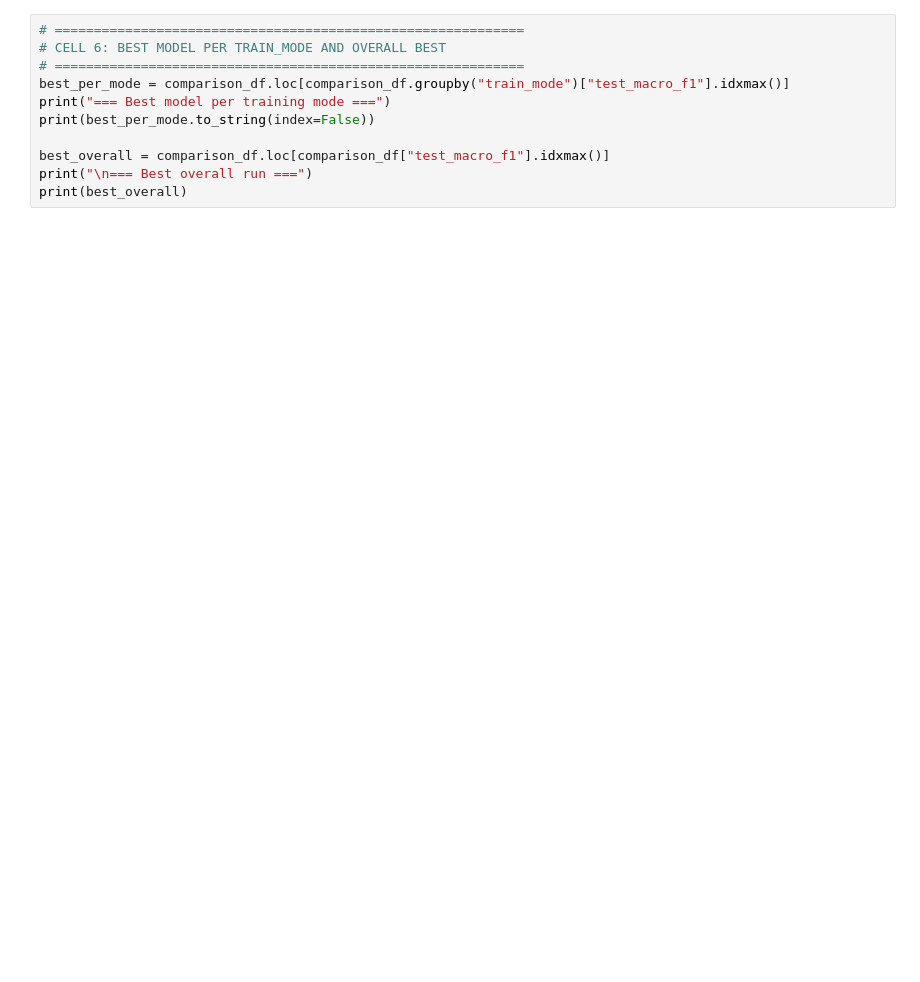
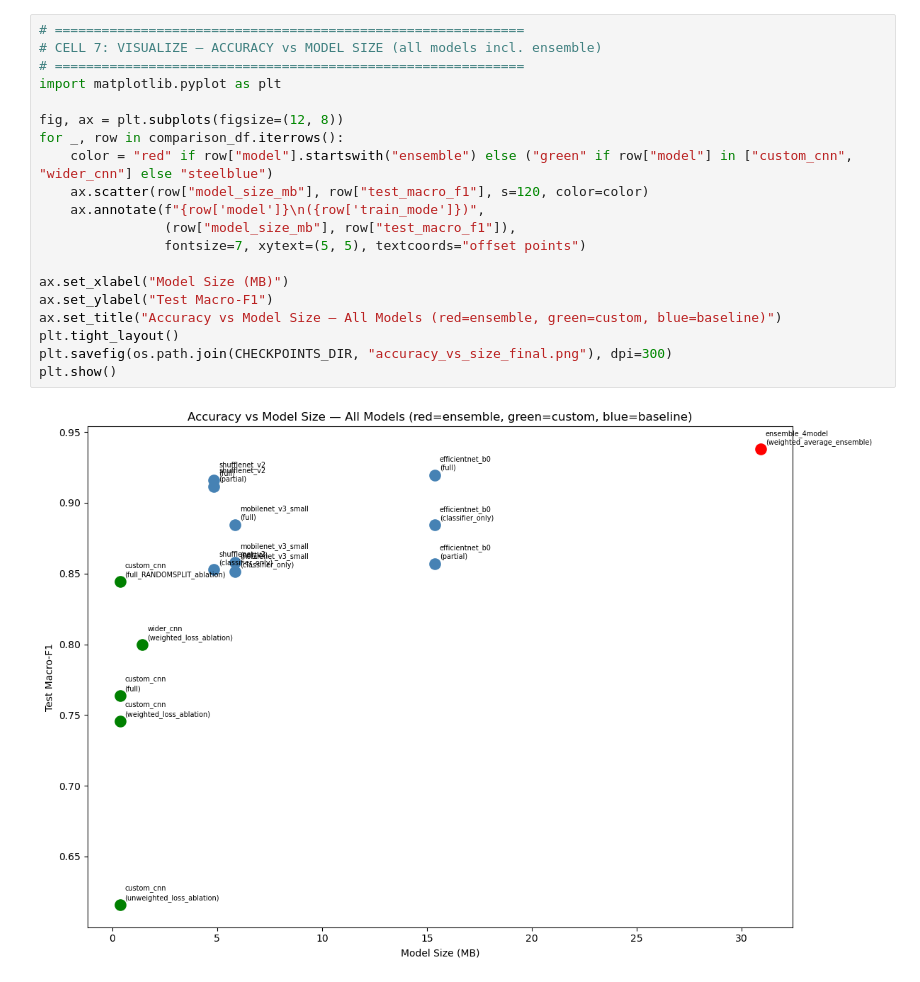
Before and after one commit to smnafimniloy/cvpr_final, a Jupyter notebook: comparison.ipynb, the cells around one changed output. Cells and saved outputs as stored; diff of their text form; blank space fills up the shorter version.

Commit message:
training and comparion complete

```diff
--- a/comparison.ipynb
+++ b/comparison.ipynb
@@ -96,13 +268,24 @@ plt.show()
 # %%
 # ============================================================
-# CELL 6: BEST MODEL PER TRAIN_MODE AND OVERALL BEST
+# CELL 7: VISUALIZE — ACCURACY vs MODEL SIZE (all models incl. ensemble)
 # ============================================================
-best_per_mode = comparison_df.loc[comparison_df.groupby("train_mode")["test_macro_f1"].idxmax()]
-print("=== Best model per training mode ===")
-print(best_per_mode.to_string(index=False))
+import matplotlib.pyplot as plt
 
-best_overall = comparison_df.loc[comparison_df["test_macro_f1"].idxmax()]
-print("\n=== Best overall run ===")
-print(best_overall)
+fig, ax = plt.subplots(figsize=(12, 8))
+for _, row in comparison_df.iterrows():
+    color = "red" if row["model"].startswith("ensemble") else ("green" if row["model"] in ["custom_cnn", "wider_cnn"] else "steelblue")
+    ax.scatter(row["model_size_mb"], row["test_macro_f1"], s=120, color=color)
+    ax.annotate(f"{row['model']}\n({row['train_mode']})",
+                (row["model_size_mb"], row["test_macro_f1"]),
+                fontsize=7, xytext=(5, 5), textcoords="offset points")
+
+ax.set_xlabel("Model Size (MB)")
+ax.set_ylabel("Test Macro-F1")
+ax.set_title("Accuracy vs Model Size — All Models (red=ensemble, green=custom, blue=baseline)")
+plt.tight_layout()
+plt.savefig(os.path.join(CHECKPOINTS_DIR, "accuracy_vs_size_final.png"), dpi=300)
+plt.show()
+# %% [output]
+[figure, added]
 # %%
 # ============================================================
```
Also changed, not shown: parts of 17 cells of this notebook, 35 other files.
